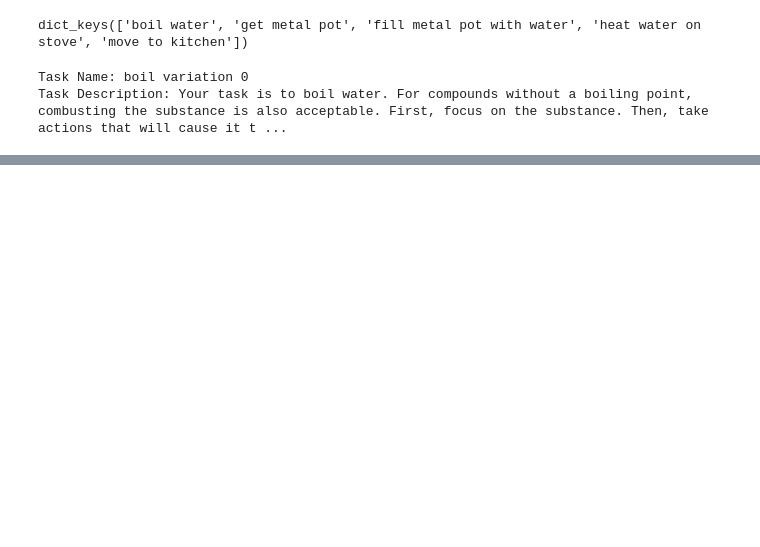
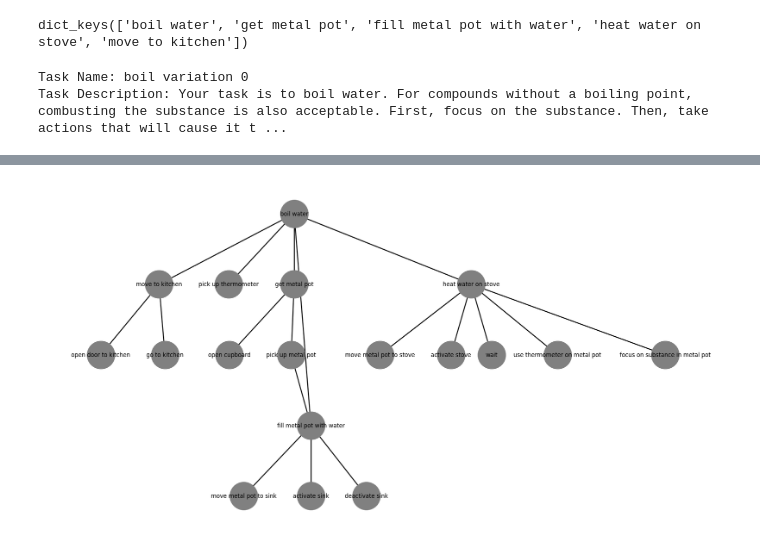
Before and after one commit to yukioichida/bdi-latent-space, a Jupyter notebook: notebooks/evaluate_plans_task0.ipynb, the cells around one changed output, grey strips where cells are left out. Cells and saved outputs as stored; diff of their text form; code cells hidden in the pictures; blank space fills up the shorter version.

Commit message:
graphs

```diff
--- a/notebooks/evaluate_plans_task0.ipynb
+++ b/notebooks/evaluate_plans_task0.ipynb
@@ -28,7 +28,7 @@ main_plan = """
 subplan_a = """
     IF your goal is to get metal pot CONSIDERING you are in the kitchen AND you see a cupboard THEN
         open cupboard,
-        pick up metal pot,
+        pick up metal pot
 """
 
 # fill metal pot with water
@@ -37,26 +37,24 @@ subplan_b = """
         move metal pot to sink,
         activate sink,
         deactivate sink,
-        pick up metal pot,
+        pick up metal pot
 """
 
 # heat water on stove
 subplan_c = """
-    IF your goal is to heat water on stove CONSIDERING you have metal pot with water AND you see a stove THEN
+    IF your goal is to heat water on stove CONSIDERING you have metal pot with water in your inventory AND you see a stove THEN
         move metal pot to stove,
         activate stove,
         wait,
-        use thermometer in inventory on substance in metal pot,
-        use thermometer in inventory on substance in metal pot,
+        use thermometer on metal pot,
+        use thermometer on metal pot,
         focus on substance in metal pot,
         wait,
-        use thermometer in inventory on substance in metal pot
+        use thermometer on metal pot
 """
 
 subplan_d = """
-    IF your goal is to move to kitchen CONSIDERING you are in art studio THEN
-        open door,
-        go to hallway,
+    IF your goal is to move to kitchen CONSIDERING you are in hallway THEN
         open door to kitchen,
         go to kitchen
 """
@@ -167,0 +146,34 @@ pl.plans['get metal pot']
+# %%
+
+import networkx as nx
+import matplotlib.pyplot as plt
+from networkx.drawing.nx_agraph import write_dot, graphviz_layout
+
+
+
+options = {
+    "font_size": 12,
+    "node_size": 3000,
+    "node_color": "gray",
+    "edge_color": "black",
+    "linewidths": 5,
+    "width": 2,
+    "min_source_margin":15,
+    "min_target_margin":15,
+    "with_labels": True
+}
+
+plt.figure(figsize=(20,10))
+#nx.draw_networkx(agent.plan_tree, **options)
+nx.nx_agraph.write_dot(agent.plan_tree,'test.dot')
+pos =graphviz_layout(agent.plan_tree, prog="dot")
+nx.draw(agent.plan_tree, pos, **options)
+
+# Set margins for the axes so that nodes aren't clipped
+#ax = plt.gca()
+#ax.margins(.20)
+
+plt.axis("off")
+plt.show()
+# %% [output]
+[figure, added]
```
Also changed, not shown: parts of 8 cells of this notebook, 3 other files.
